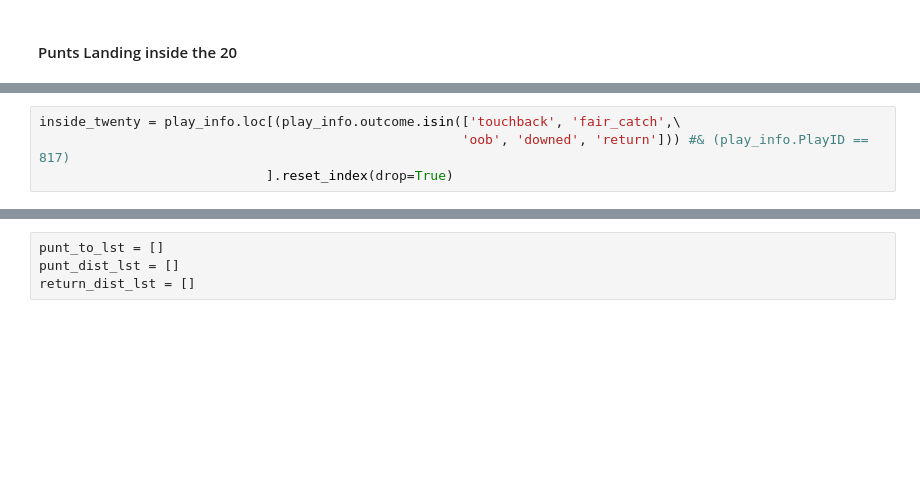
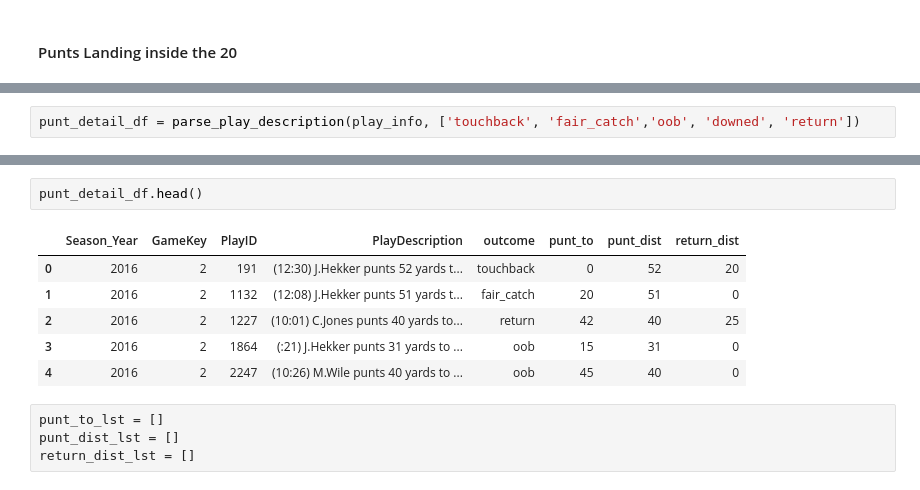
Before and after one commit to mtodisco10/nfl-punt-analytics, a Jupyter notebook: nfl_punt_script.ipynb, the cells around one changed output, grey strips where cells are left out. Saved outputs shown, nothing was run; the diff lists cells and outputs as text; blank space fills up the shorter version.

```diff
--- a/nfl_punt_script.ipynb
+++ b/nfl_punt_script.ipynb
@@ -680,4 +677,2 @@ py.iplot(fig, filename='grouped-bar')
 # %%
-inside_twenty = play_info.loc[(play_info.outcome.isin(['touchback', 'fair_catch',\
-                                                      'oob', 'downed', 'return'])) #& (play_info.PlayID == 817)
-                             ].reset_index(drop=True)
+punt_detail_df = parse_play_description(play_info, ['touchback', 'fair_catch','oob', 'downed', 'return'])
@@ -686,3 +685,12 @@ inside_twenty = play_info.loc[(play_info.outcome.isin(['touchback', 'fair_catch'
+# %%
+punt_detail_df.head()
+# %% [output]
+|  | Season_Year | GameKey | PlayID | PlayDescription | outcome | punt_to | punt_dist | return_dist |
+| 0 | 2016 | 2 | 191 | (12:30) J.Hekker punts 52 yards t... | touchback | 0 | 52 | 20 |
+| 1 | 2016 | 2 | 1132 | (12:08) J.Hekker punts 51 yards t... | fair_catch | 20 | 51 | 0 |
+| 2 | 2016 | 2 | 1227 | (10:01) C.Jones punts 40 yards to... | return | 42 | 40 | 25 |
+| 3 | 2016 | 2 | 1864 | (:21) J.Hekker punts 31 yards to ... | oob | 15 | 31 | 0 |
+| 4 | 2016 | 2 | 2247 | (10:26) M.Wile punts 40 yards to ... | oob | 45 | 40 | 0 |
 # %%
 punt_to_lst = []
 punt_dist_lst = []
```
Also changed, not shown: parts of 37 cells of this notebook, 2 other files.
